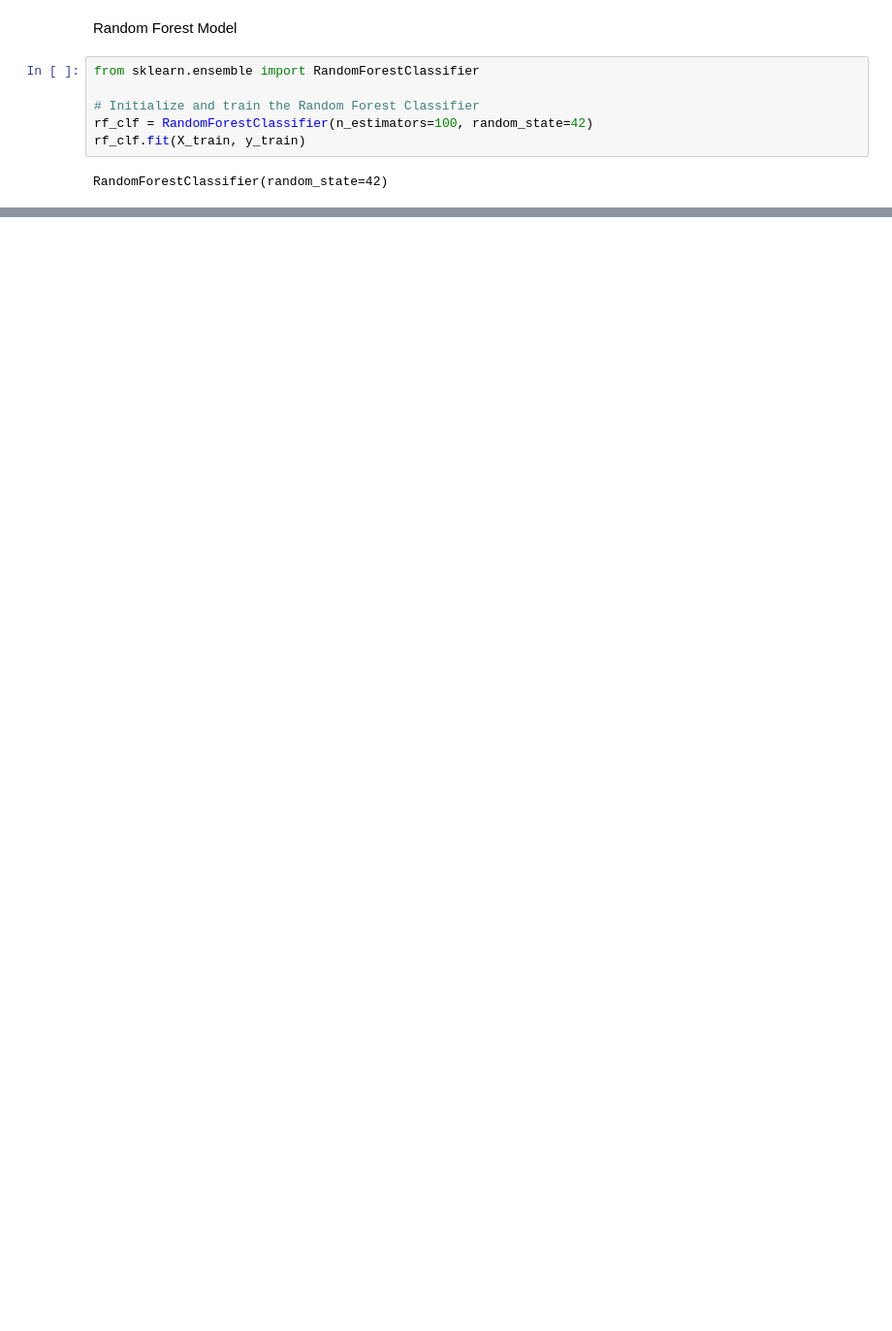
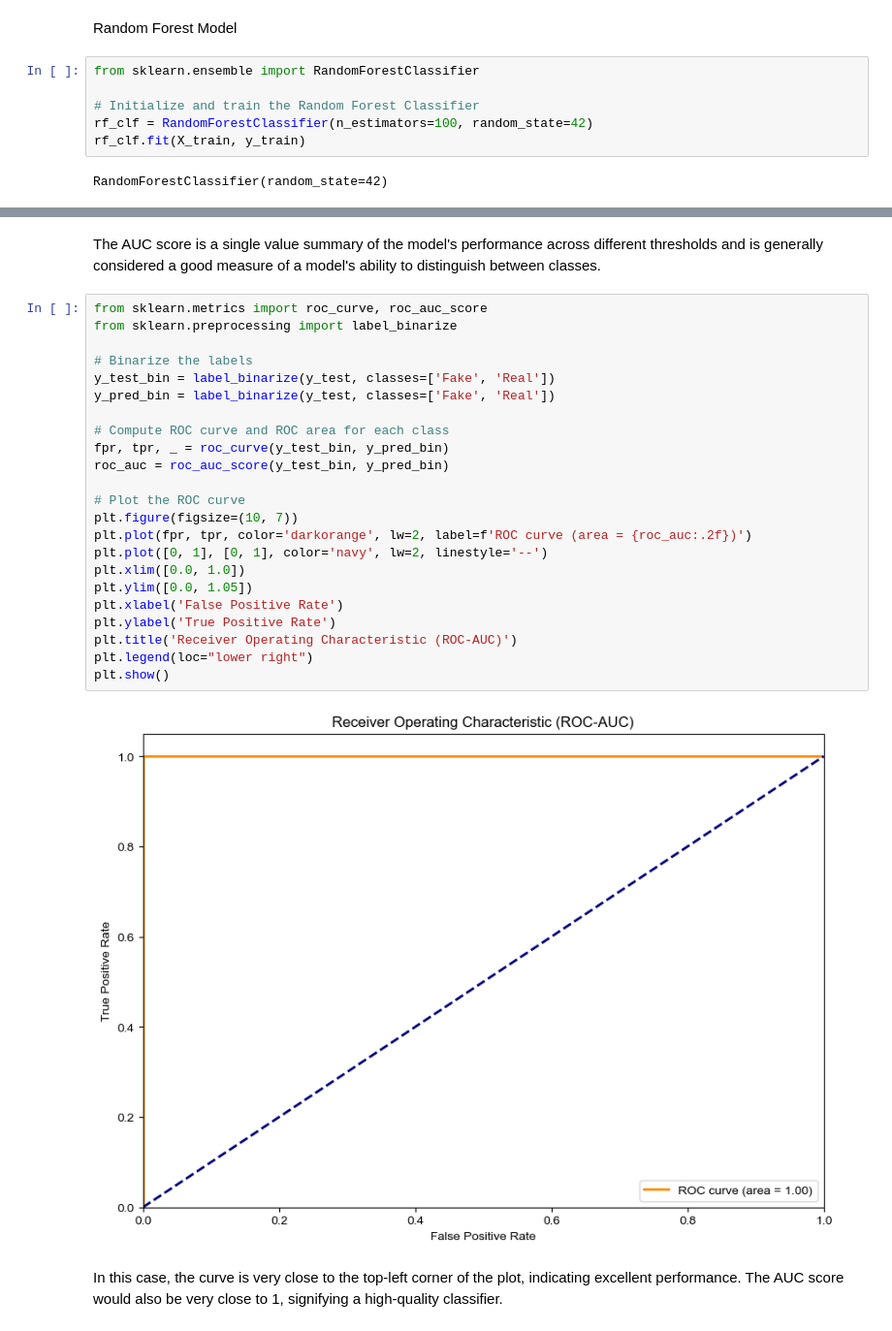
Before and after one commit to gonzalesomar/Kriptos_Technical_Assessment, a Jupyter notebook: Feature_Extraction.ipynb, the cells around one changed output, grey strips where cells are left out. Shown at 97% size. Saved outputs shown, nothing was run; the diff lists cells and outputs as text; blank space fills up the shorter version.

```diff
--- a/Feature_Extraction.ipynb
+++ b/Feature_Extraction.ipynb
@@ -136,0 +261,29 @@ accuracy, classification_rep
+# %% [markdown]
+The AUC score is a single value summary of the model's performance across different thresholds and is generally considered a good measure of a model's ability to distinguish between classes.
+# %%
+from sklearn.metrics import roc_curve, roc_auc_score
+from sklearn.preprocessing import label_binarize
+
+# Binarize the labels
+y_test_bin = label_binarize(y_test, classes=['Fake', 'Real'])
+y_pred_bin = label_binarize(y_test, classes=['Fake', 'Real'])
+
+# Compute ROC curve and ROC area for each class
+fpr, tpr, _ = roc_curve(y_test_bin, y_pred_bin)
+roc_auc = roc_auc_score(y_test_bin, y_pred_bin)
+
+# Plot the ROC curve
+plt.figure(figsize=(10, 7))
+plt.plot(fpr, tpr, color='darkorange', lw=2, label=f'ROC curve (area = {roc_auc:.2f})')
+plt.plot([0, 1], [0, 1], color='navy', lw=2, linestyle='--')
+plt.xlim([0.0, 1.0])
+plt.ylim([0.0, 1.05])
+plt.xlabel('False Positive Rate')
+plt.ylabel('True Positive Rate')
+plt.title('Receiver Operating Characteristic (ROC-AUC)')
+plt.legend(loc="lower right")
+plt.show()
+# %% [output]
+[figure, added]
+# %% [markdown]
+In this case, the curve is very close to the top-left corner of the plot, indicating excellent performance. The AUC score would also be very close to 1, signifying a high-quality classifier.
```
Also changed, not shown: parts of 33 cells of this notebook.
